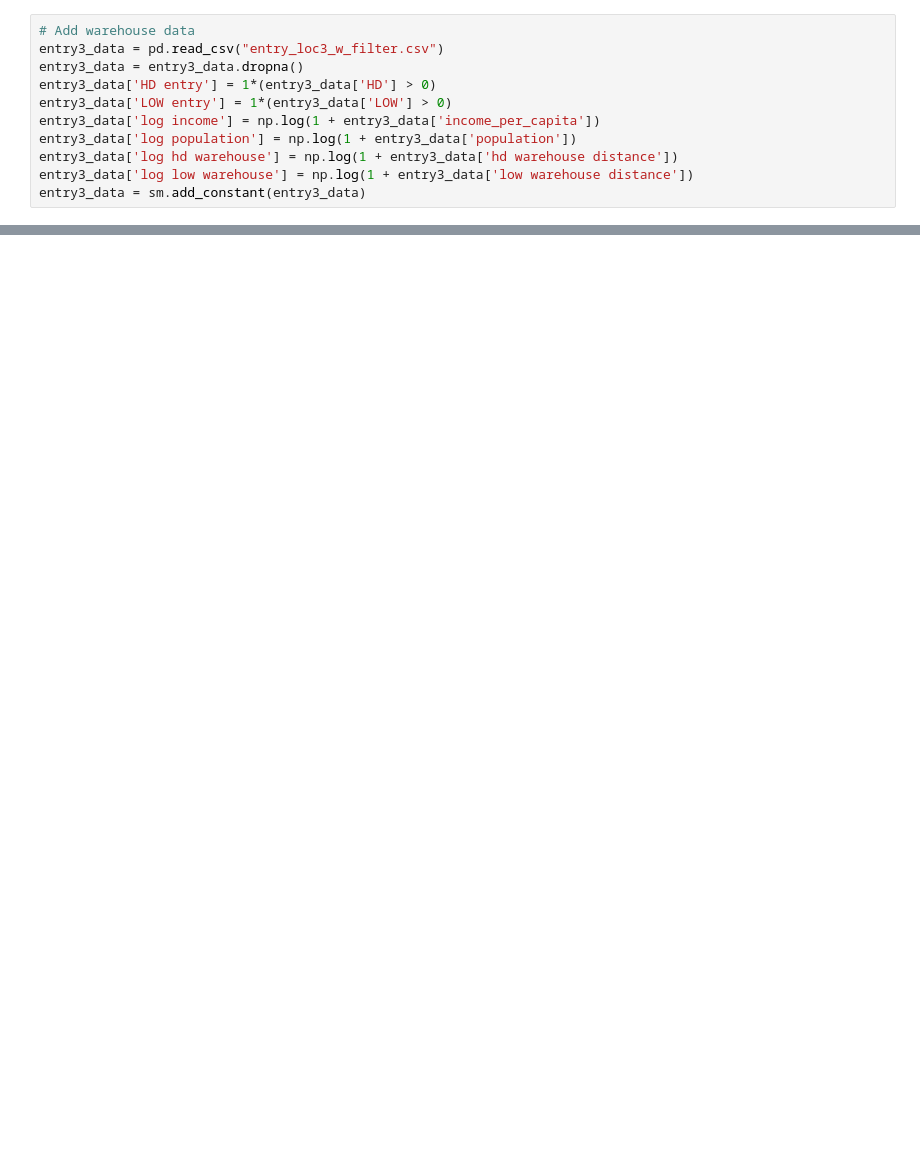
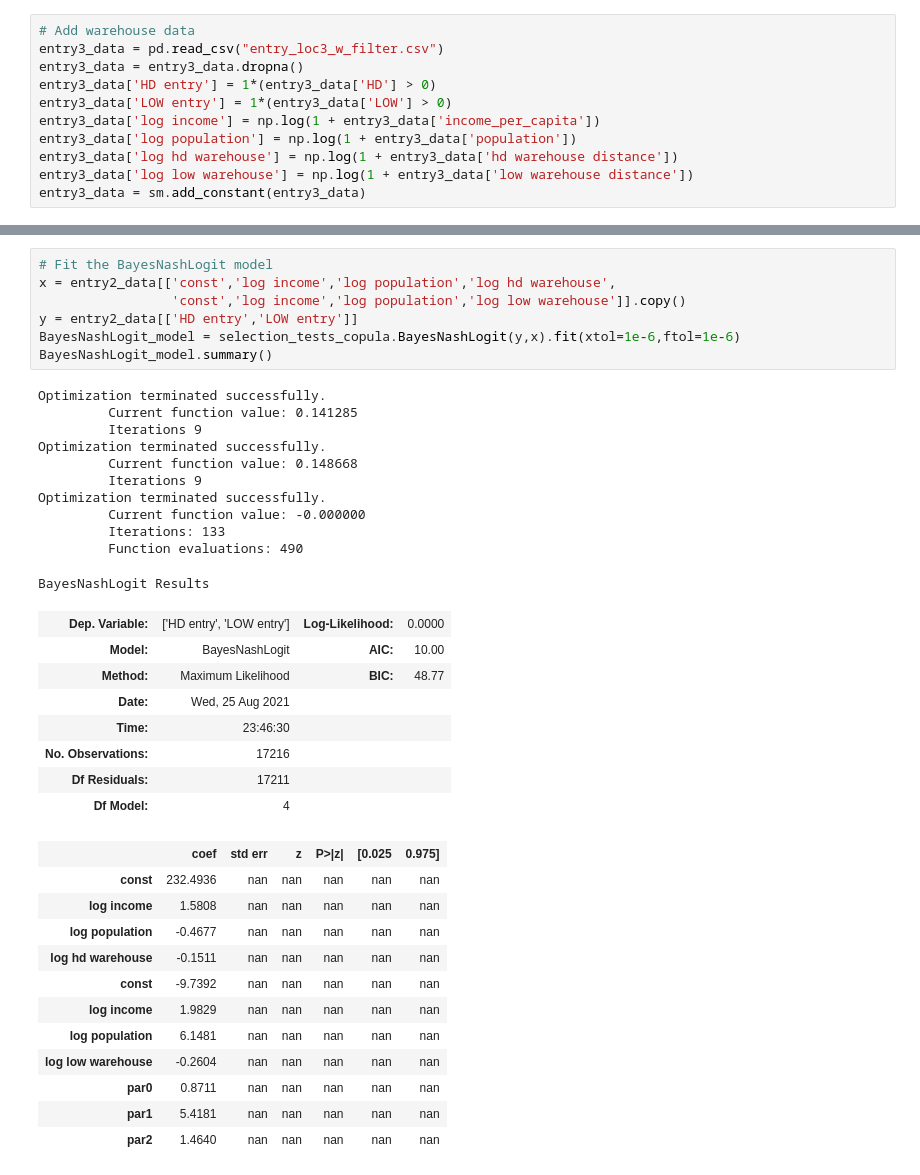
Before and after one commit to ericschulman/entry_games, a Jupyter notebook: estimation/model_fit_copula.ipynb, the cells around one changed output, grey strips where cells are left out. Saved outputs shown, nothing was run; the diff lists cells and outputs as text; blank space fills up the shorter version.

```diff
--- a/estimation/model_fit_copula.ipynb
+++ b/estimation/model_fit_copula.ipynb
@@ -159,0 +216,39 @@ Optimization terminated successfully.
+# %%
+# Fit the BayesNashLogit model
+x = entry2_data[['const','log income','log population','log hd warehouse',
+                 'const','log income','log population','log low warehouse']].copy()
+y = entry2_data[['HD entry','LOW entry']]
+BayesNashLogit_model = selection_tests_copula.BayesNashLogit(y,x).fit(xtol=1e-6,ftol=1e-6)
+BayesNashLogit_model.summary()
+# %% [output]
+Optimization terminated successfully.
+         Current function value: 0.141285
+         Iterations 9
+Optimization terminated successfully.
+         Current function value: 0.148668
+         Iterations 9
+Optimization terminated successfully.
+         Current function value: -0.000000
+         Iterations: 133
+         Function evaluations: 490
+BayesNashLogit Results
+| Dep. Variable: | ['HD entry', 'LOW entry'] | Log-Likelihood: | 0.0000 |
+| Model: | BayesNashLogit | AIC: | 10.00 |
+| Method: | Maximum Likelihood | BIC: | 48.77 |
+| Date: | Wed, 25 Aug 2021 |  |  |
+| Time: | 23:46:30 |  |  |
+| No. Observations: | 17216 |  |  |
+| Df Residuals: | 17211 |  |  |
+| Df Model: | 4 |  |  |
+|  | coef | std err | z | P>|z| | [0.025 | 0.975] |
+| const | 232.4936 | nan | nan | nan | nan | nan |
+| log income | 1.5808 | nan | nan | nan | nan | nan |
+| log population | -0.4677 | nan | nan | nan | nan | nan |
+| log hd warehouse | -0.1511 | nan | nan | nan | nan | nan |
+| const | -9.7392 | nan | nan | nan | nan | nan |
+| log income | 1.9829 | nan | nan | nan | nan | nan |
+| log population | 6.1481 | nan | nan | nan | nan | nan |
+| log low warehouse | -0.2604 | nan | nan | nan | nan | nan |
+| par0 | 0.8711 | nan | nan | nan | nan | nan |
+| par1 | 5.4181 | nan | nan | nan | nan | nan |
+| par2 | 1.4640 | nan | nan | nan | nan | nan |
```
Also changed, not shown: parts of 12 cells of this notebook, 1 other file.
